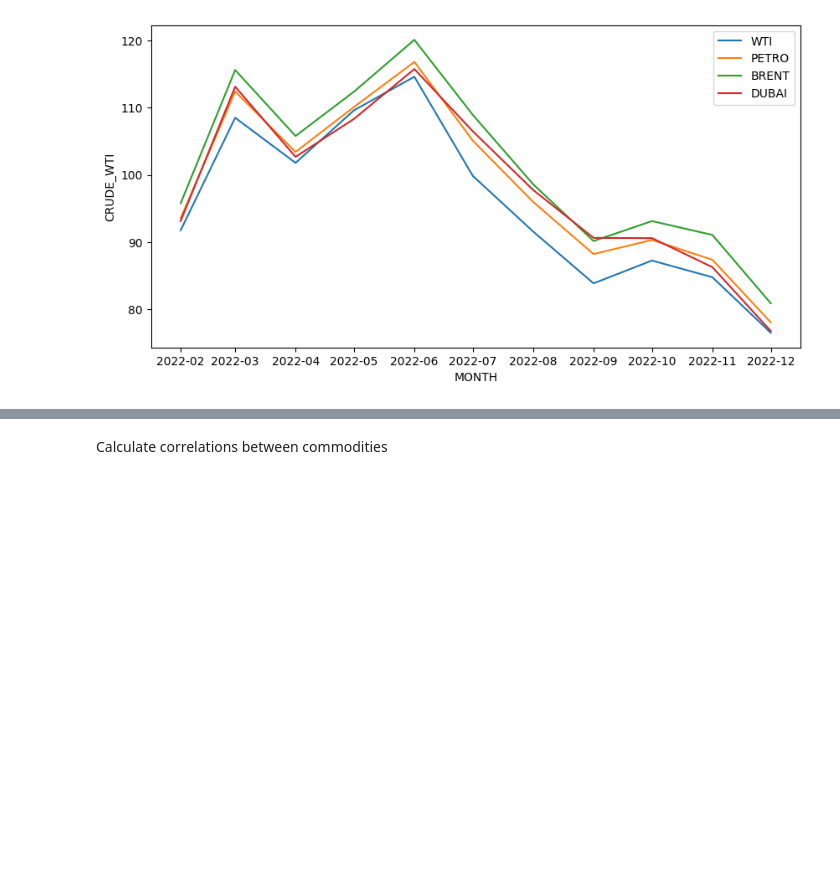
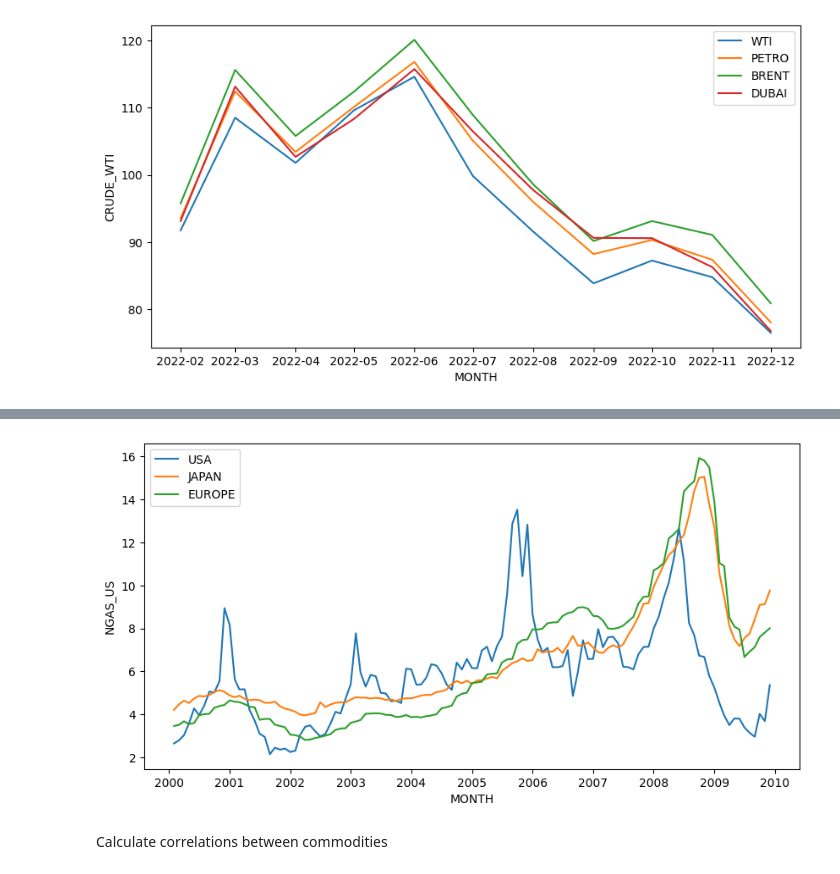
Before and after one commit to benbesthof/GoldenModel, a Jupyter notebook: COMSEDA.ipynb, the cells around one changed output, grey strips where cells are left out. Drawn from its saved outputs; the diff is of its cells as text; code cells hidden in the pictures; blank space fills up the shorter version.

```diff
--- a/COMSEDA.ipynb
+++ b/COMSEDA.ipynb
@@ -209,3 +233,15 @@ plt.show()
+# %%
+plt.figure(figsize=(10,5))
+limited_time = df[df['MONTH'] > '01-01-2000']
+df_sorted_ngasusa = limited_time[limited_time['MONTH'] < '01-01-2010'].sort_values(by='NGAS_US')
+df_sorted_ngasjp = limited_time[limited_time['MONTH'] < '01-01-2010'].sort_values(by='NGAS_JP')
+df_sorted_ngaseu = limited_time[limited_time['MONTH'] < '01-01-2010'].sort_values(by='NGAS_EUR')
+sns.lineplot(data = df_sorted_ngasusa, x = 'MONTH', y = 'NGAS_US', label = 'USA')
+sns.lineplot(data = df_sorted_ngasjp, x = 'MONTH', y = 'NGAS_JP', label = 'JAPAN')
+sns.lineplot(data = df_sorted_ngaseu, x = 'MONTH', y = 'NGAS_EUR', label = 'EUROPE')
+plt.show()
+# %% [output]
+[figure, added]
 # %% [markdown]
 Calculate correlations between commodities
 # %%
```
Also changed, not shown: parts of 21 cells of this notebook.
